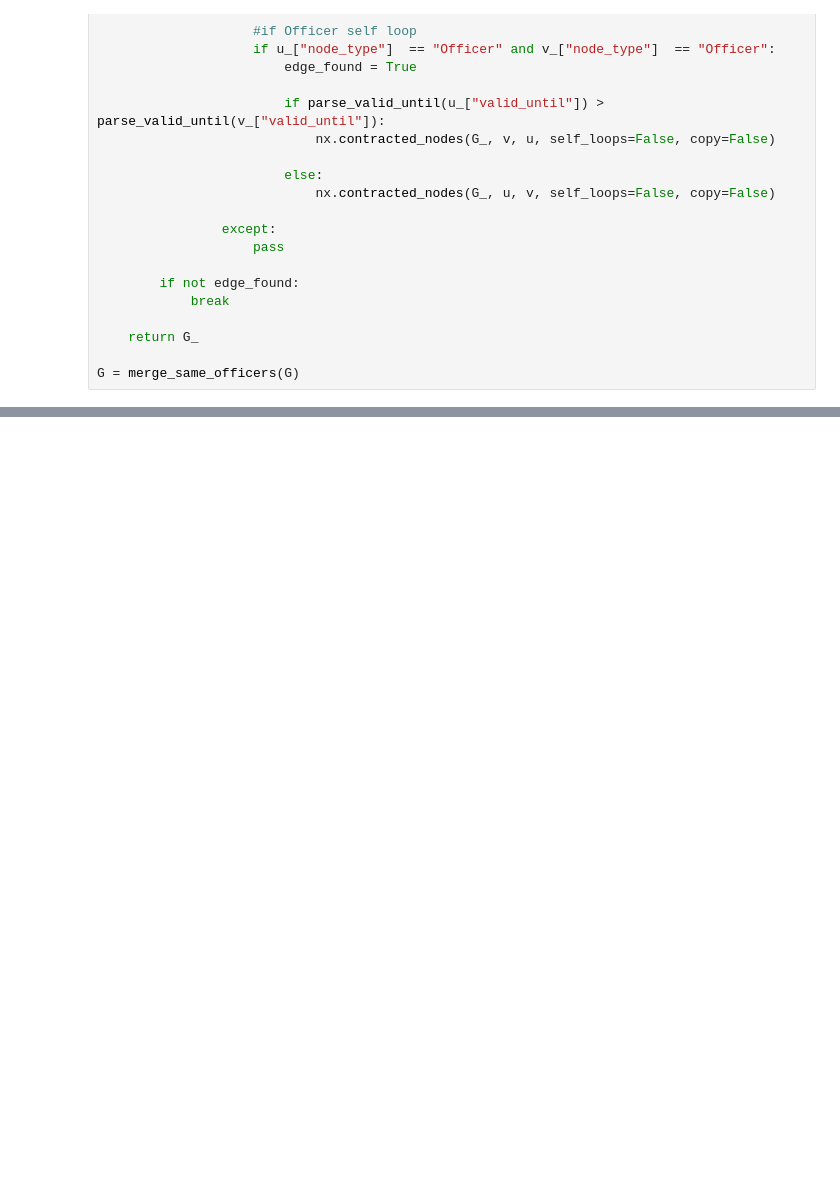
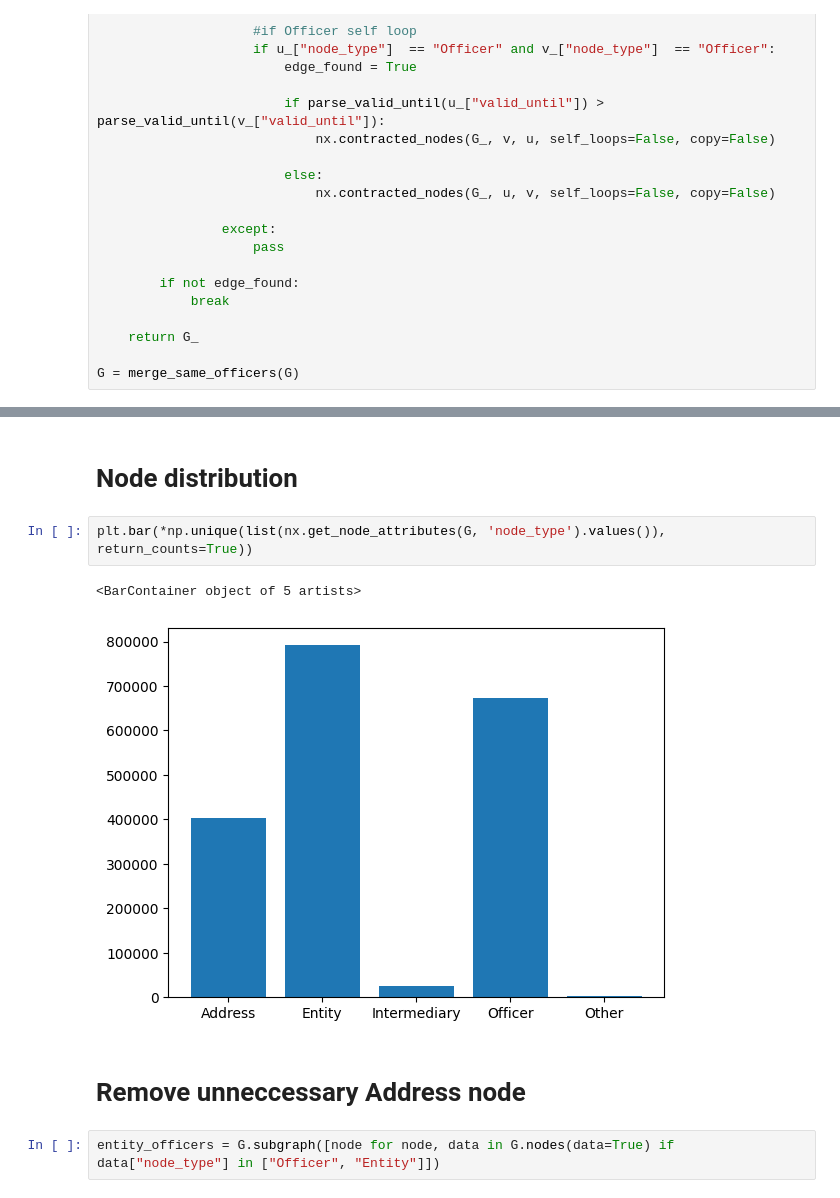
Before and after one commit to gabrieltorresgamez/fhnw-san-project, a Jupyter notebook: notebook.ipynb, the cells around one changed output, grey strips where cells are left out. Cells and saved outputs as stored; diff of their text form; blank space fills up the shorter version.

```diff
--- a/notebook.ipynb
+++ b/notebook.ipynb
@@ -277,0 +277,11 @@ draw_graph(simplify_graph(G))
+# %% [markdown]
+# Node distribution
+# %%
+plt.bar(*np.unique(list(nx.get_node_attributes(G, 'node_type').values()), return_counts=True))
+# %% [output]
+<BarContainer object of 5 artists>
+[figure, added]
+# %% [markdown]
+# Remove unneccessary Address node
+# %%
+entity_officers = G.subgraph([node for node, data in G.nodes(data=True) if data["node_type"] in ["Officer", "Entity"]])
```
Also changed, not shown: parts of 7 cells of this notebook.
